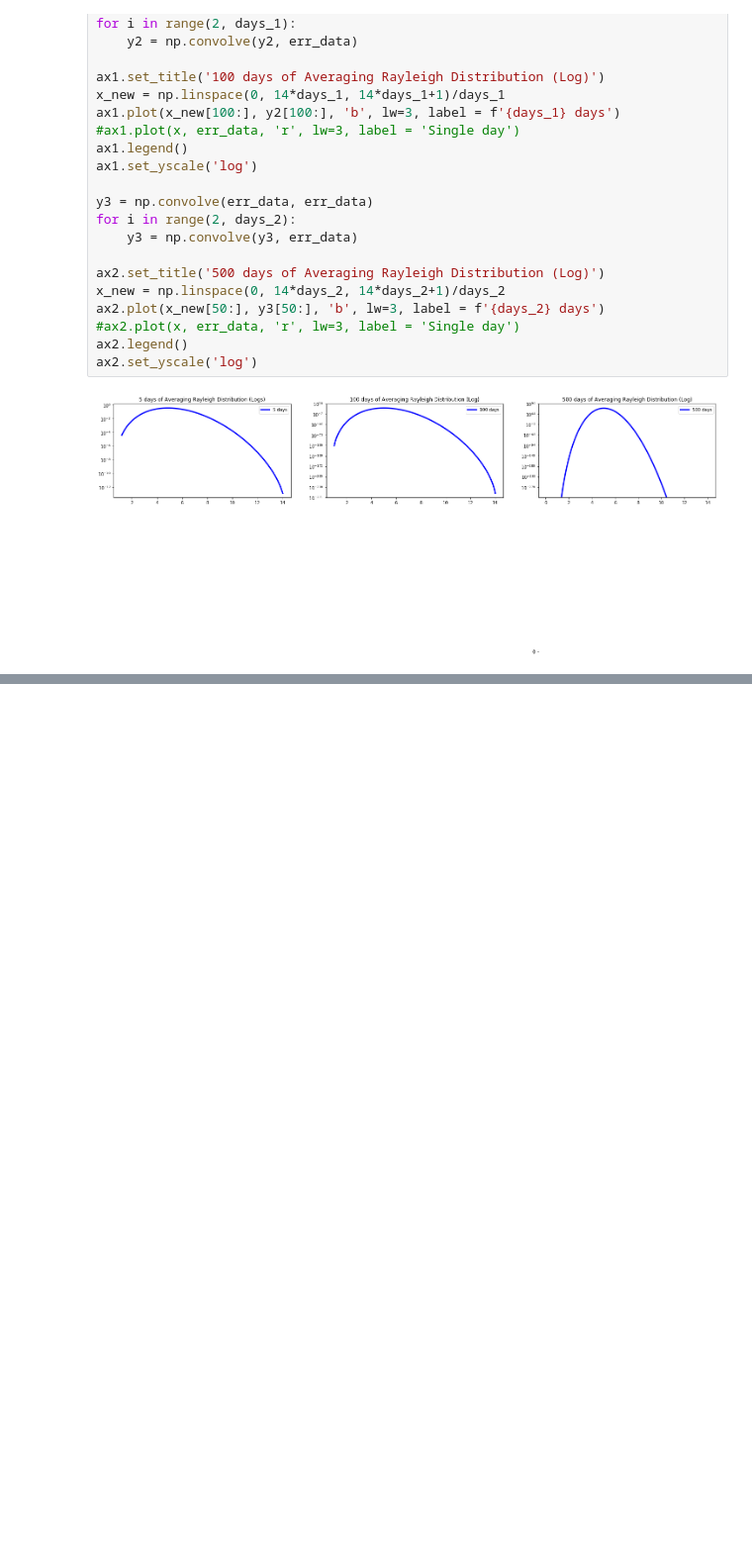
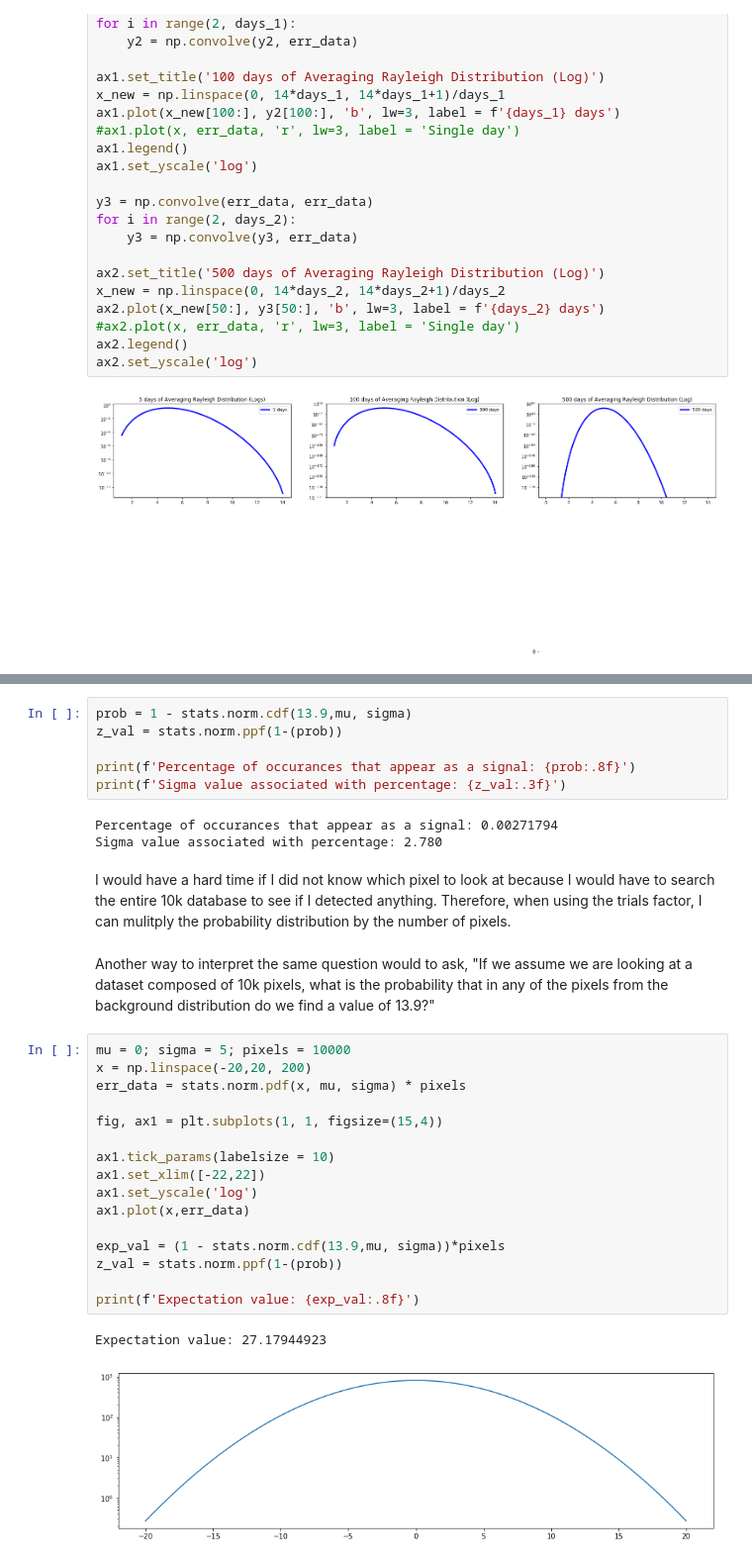
Before and after one commit to MikePhen12/Phys_434_portfolio, a Jupyter notebook: Lab_2.ipynb, the cells around one changed output, grey strips where cells are left out. Shown at 99% size. Drawn from its saved outputs; the diff is of its cells as text; blank space fills up the shorter version.

```diff
--- a/Lab_2.ipynb
+++ b/Lab_2.ipynb
@@ -324,0 +366,32 @@ kljasdkljlka;sjf
+# %%
+prob = 1 - stats.norm.cdf(13.9,mu, sigma)
+z_val = stats.norm.ppf(1-(prob))
+
+print(f'Percentage of occurances that appear as a signal: {prob:.8f}')
+print(f'Sigma value associated with percentage: {z_val:.3f}')
+# %% [output]
+Percentage of occurances that appear as a signal: 0.00271794
+Sigma value associated with percentage: 2.780
+# %% [markdown]
+I would have a hard time if I did not know which pixel to look at because I would have to search the entire 10k database to see if I detected anything. Therefore, when using the trials factor, I can mulitply the probability distribution by the number of pixels.
+# %% [markdown]
+Another way to interpret the same question would to ask, "If we assume we are looking at a dataset composed of 10k pixels, what is the probability that in any of the pixels from the background distribution do we find a value of 13.9?"
+# %%
+mu = 0; sigma = 5; pixels = 10000
+x = np.linspace(-20,20, 200)
+err_data = stats.norm.pdf(x, mu, sigma) * pixels
+
+fig, ax1 = plt.subplots(1, 1, figsize=(15,4))
+
+ax1.tick_params(labelsize = 10)
+ax1.set_xlim([-22,22])
+ax1.set_yscale('log')
+ax1.plot(x,err_data)
+
+exp_val = (1 - stats.norm.cdf(13.9,mu, sigma))*pixels
+z_val = stats.norm.ppf(1-(prob))
+
+print(f'Expectation value: {exp_val:.8f}')
+# %% [output]
+Expectation value: 27.17944923
+[figure, added]
```
Also changed, not shown: parts of 9 cells of this notebook.
